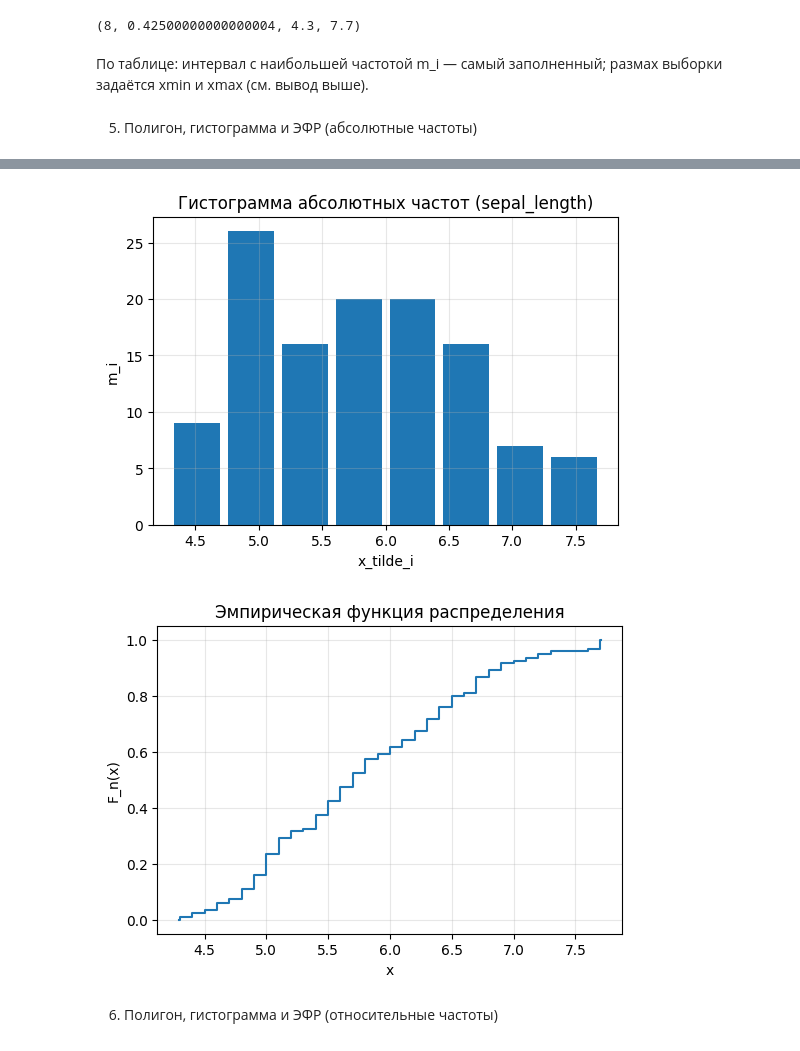
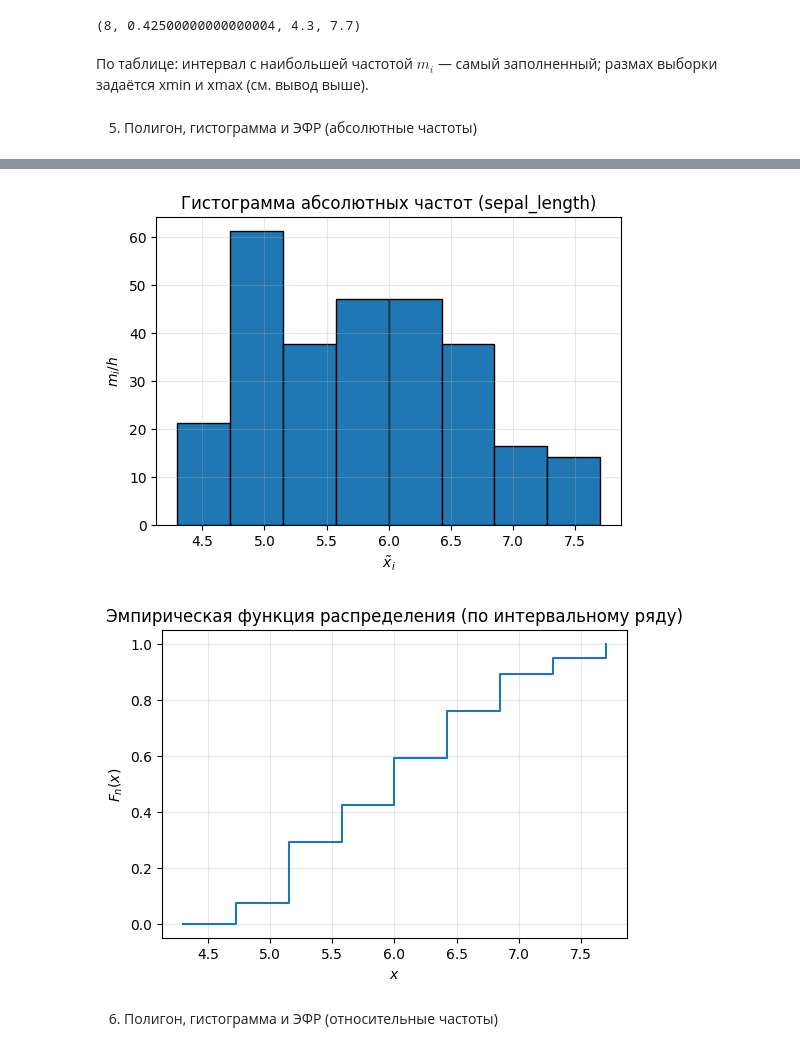
Before and after one commit to the-mvi/smedh-2026, a Jupyter notebook: 2381_Vankov_YS_Vakulenko_IY/task1.ipynb, the cells around one changed output, grey strips where cells are left out. Saved outputs shown, nothing was run; the diff lists cells and outputs as text; code cells hidden in the pictures.

```diff
--- a/2381_Vankov_YS_Vakulenko_IY/task1.ipynb
+++ b/2381_Vankov_YS_Vakulenko_IY/task1.ipynb
@@ -189,34 +210,36 @@ k, h, xmin, xmax
 # %% [output]
 (8, 0.42500000000000004, 4.3, 7.7)
 # %% [markdown]
-По таблице: интервал с наибольшей частотой m_i — самый заполненный; размах выборки задаётся xmin и xmax (см. вывод выше).
+По таблице: интервал с наибольшей частотой $m_i$ — самый заполненный; размах выборки задаётся xmin и xmax (см. вывод выше).
 # %% [markdown]
 5) Полигон, гистограмма и ЭФР (абсолютные частоты)
 # %%
+edges_left = bins[:-1]
+edges_right = bins[1:]
+x_ecdf = np.concatenate([edges_left, [edges_right[-1]]])
+y_ecdf = np.concatenate([[0], int_df["m_i_cum"].to_numpy()]) / n
+
 plt.figure(figsize=(6, 4))
 plt.plot(mid, int_df["m_i"], "o-")
-plt.xlabel("x_tilde_i")
-plt.ylabel("m_i")
+plt.xlabel("$\\tilde x_i$")
+plt.ylabel("$m_i$")
 plt.title("Полигон абсолютных частот (sepal_length)")
 plt.grid(True, alpha=0.3)
 plt.show()
 
 plt.figure(figsize=(6, 4))
-plt.bar(mid, int_df["m_i"], width=h*0.85, align="center")
-plt.xlabel("x_tilde_i")
-plt.ylabel("m_i")
+plt.bar(mid, int_df["m_i"] / h, width=h, align="center", edgecolor="black")
+plt.xlabel("$\\tilde x_i$")
+plt.ylabel("$m_i/h$")
 plt.title("Гистограмма абсолютных частот (sepal_length)")
 plt.grid(True, alpha=0.3)
 plt.show()
 
-sorted_x = np.sort(x)
-Fn = np.arange(1, n + 1) / n
 plt.figure(figsize=(6, 4))
-plt.step(np.concatenate([[sorted_x[0]-0.01], sorted_x, [sorted_x[-1]+0.01]]),
-         np.concatenate([[0], Fn, [1]]), where="post")
-plt.xlabel("x")
-plt.ylabel("F_n(x)")
-plt.title("Эмпирическая функция распределения")
+plt.step(x_ecdf, y_ecdf, where="post")
+plt.xlabel("$x$")
+plt.ylabel("$F_n(x)$")
+plt.title("Эмпирическая функция распределения (по интервальному ряду)")
 plt.grid(True, alpha=0.3)
 plt.show()
 # %% [output]
@@ -224,5 +247,5 @@ plt.show()
-[figure, old version]
+[figure, new version]
-[figure, old version]
+[figure, new version]
 # %% [markdown]
 6) Полигон, гистограмма и ЭФР (относительные частоты)
 # %%
```
Also changed, not shown: parts of 6 cells of this notebook.
